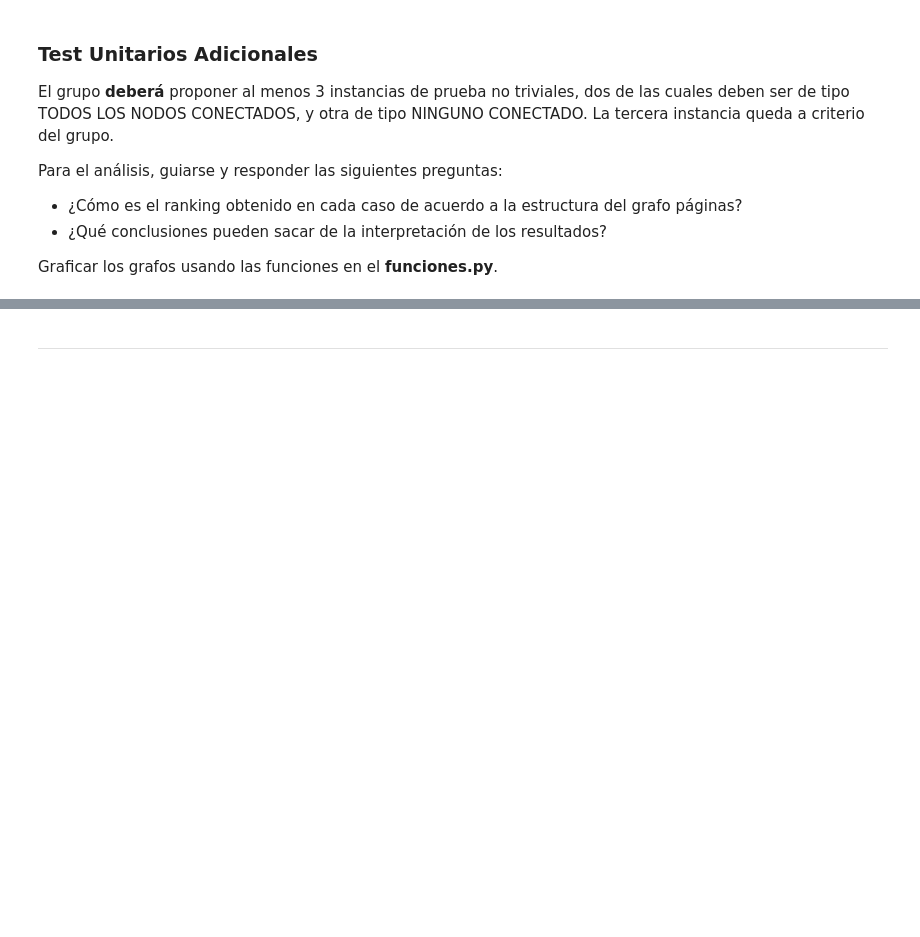
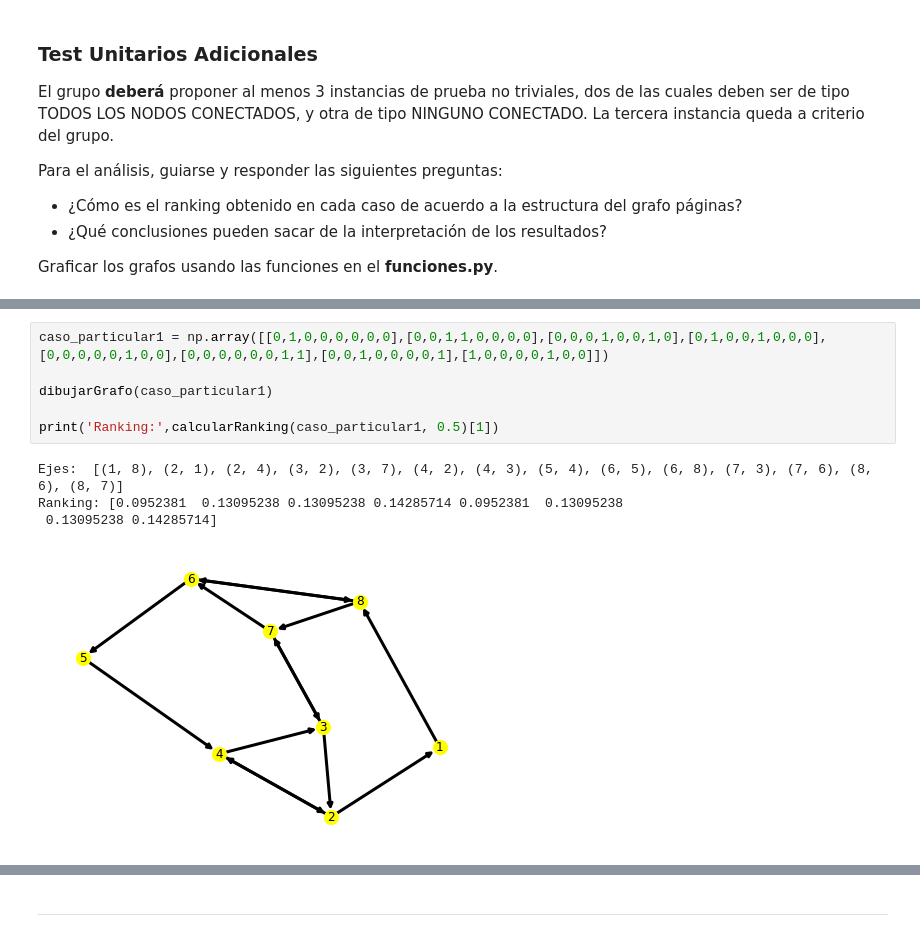
Before and after one commit to r3ch1rd/TP1alc, a Jupyter notebook: grupo_XX_TP1.ipynb, the cells around one changed output, grey strips where cells are left out. Cells and saved outputs as stored; diff of their text form; blank space fills up the shorter version.

```diff
--- a/grupo_XX_TP1.ipynb
+++ b/grupo_XX_TP1.ipynb
@@ -162,0 +182,11 @@ Graficar los grafos usando las funciones en el **funciones.py**.
+# %%
+caso_particular1 = np.array([[0,1,0,0,0,0,0,0],[0,0,1,1,0,0,0,0],[0,0,0,1,0,0,1,0],[0,1,0,0,1,0,0,0],[0,0,0,0,0,1,0,0],[0,0,0,0,0,0,1,1],[0,0,1,0,0,0,0,1],[1,0,0,0,0,1,0,0]])
+
+dibujarGrafo(caso_particular1)
+
+print('Ranking:',calcularRanking(caso_particular1, 0.5)[1])
+# %% [output]
+Ejes:  [(1, 8), (2, 1), (2, 4), (3, 2), (3, 7), (4, 2), (4, 3), (5, 4), (6, 5), (6, 8), (7, 3), (7, 6), (8, 6), (8, 7)]
+Ranking: [0.0952381  0.13095238 0.13095238 0.14285714 0.0952381  0.13095238
+ 0.13095238 0.14285714]
+[figure, added]
```
Also changed, not shown: parts of 4 cells of this notebook, 1 other file.
